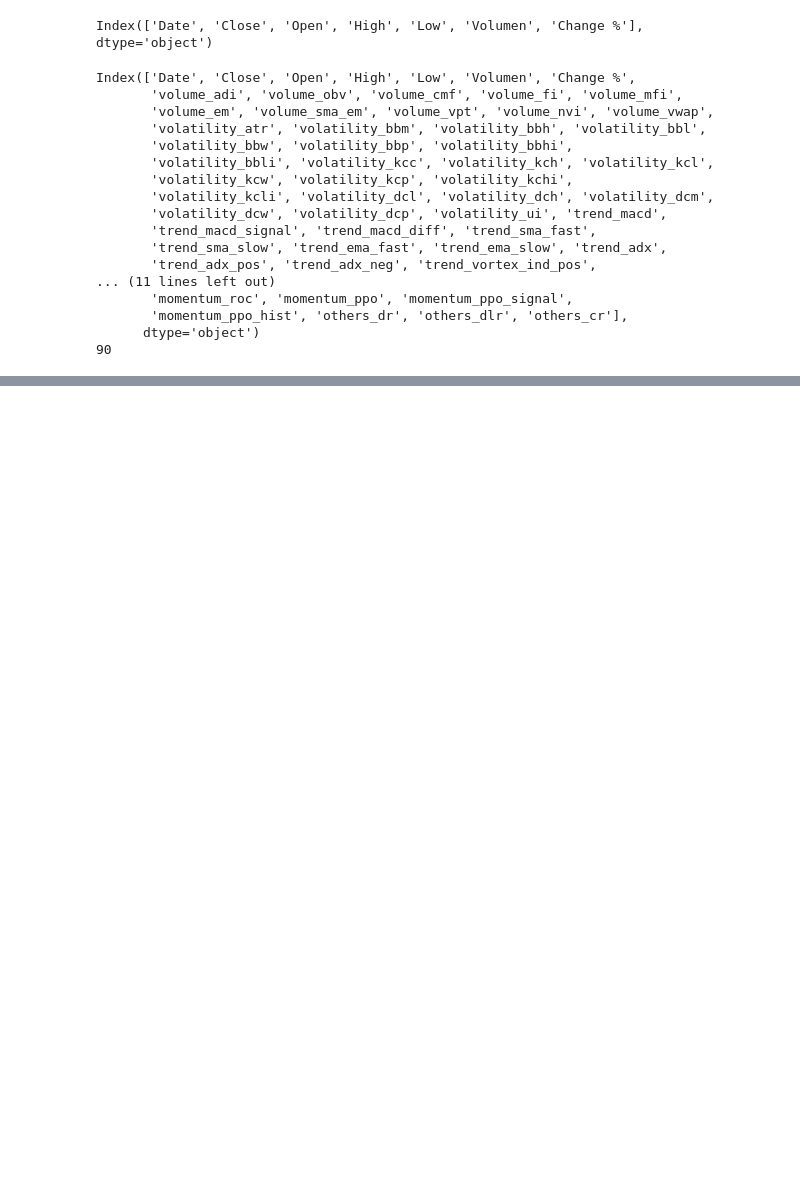
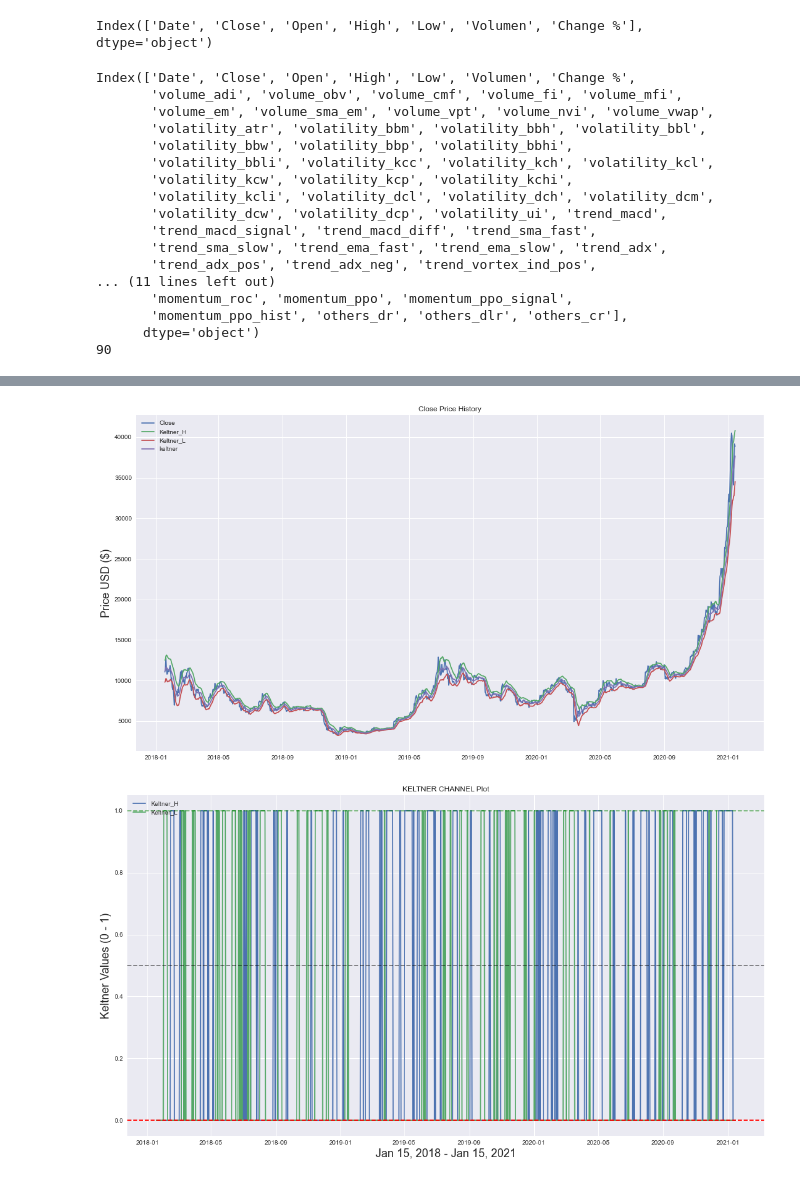
Before and after one commit to logic25/project2, a Jupyter notebook: project2/indicators.ipynb, the cells around one changed output, grey strips where cells are left out. Saved outputs shown, nothing was run; the diff lists cells and outputs as text; code cells hidden in the pictures; blank space fills up the shorter version.

```diff
--- a/project2/indicators.ipynb
+++ b/project2/indicators.ipynb
@@ -1 +1,9 @@
+# %%
+import pandas as pd
+import ta
+pd.set_option('display.max_columns', None)
+import numpy as np
+import matplotlib.pyplot as plt
+import matplotlib as mpl
+mpl.style.use('seaborn')
 # %%
@@ -69,0 +55,2 @@ df.head()
+# %%
+df.set_index(pd.to_datetime(df['Date'], infer_datetime_format=True), inplace=True)
@@ -69,0 +63,37 @@ df.head()
+# %%
+df['keltner_long'] = np.where(df['volatility_kchi'] <1, 1.1, 0.0)
+df['keltner_short'] = np.where(df['volatility_kcli'] ==0, -1.0, 0.0)
+df['keltner_signal'] = df['keltner_long'] + df['keltner_short']
+# %%
+keltner_df = pd.DataFrame()
+keltner_df['Close'] = df['Close']
+keltner_df['Keltner_H'] =df['volatility_kch']
+keltner_df['Keltner_L'] =df['volatility_kcl']
+keltner_df['keltner'] = df['volatility_kcc']
+plt.figure(figsize=(18.2,10))
+plt.plot(keltner_df.index, keltner_df['Close'])
+plt.plot(keltner_df['Keltner_H'])
+plt.plot(keltner_df['Keltner_L'])
+plt.plot(keltner_df['keltner'])
+#,keltner_df['Low'],keltner_df['keltner'])
+plt.title('Close Price History')
+plt.ylabel('Price USD ($)',fontsize=18)
+plt.legend(keltner_df.columns.values, loc='upper left')
+plt.show()
+
+keltner_df['keltner_high']=df['volatility_kchi']
+keltner_df['keltner_low']=df['volatility_kcli']
+plt.figure(figsize=(18.2,10))
+keltner_df = keltner_df.drop(columns=['Close','keltner'])
+plt.title('KELTNER CHANNEL Plot')
+plt.plot(keltner_df.index, keltner_df['keltner_high'], keltner_df['keltner_low'])
+plt.legend(keltner_df.columns.values, loc='upper left')
+plt.axhline(0.5, linestyle='--', alpha=0.5, color = 'black')
+plt.axhline(1, linestyle='--', alpha=0.5, color = 'green')
+plt.axhline(0, linestyle='--',color = 'red')
+plt.xlabel('Jan 15, 2018 - Jan 15, 2021',fontsize=18)
+plt.ylabel('Keltner Values (0 - 1)',fontsize=18)
+plt.show()
+# %% [output]
+[figure, added]
+[figure, added]
```
Also changed, not shown: parts of 28 cells of this notebook, 2 other files.
